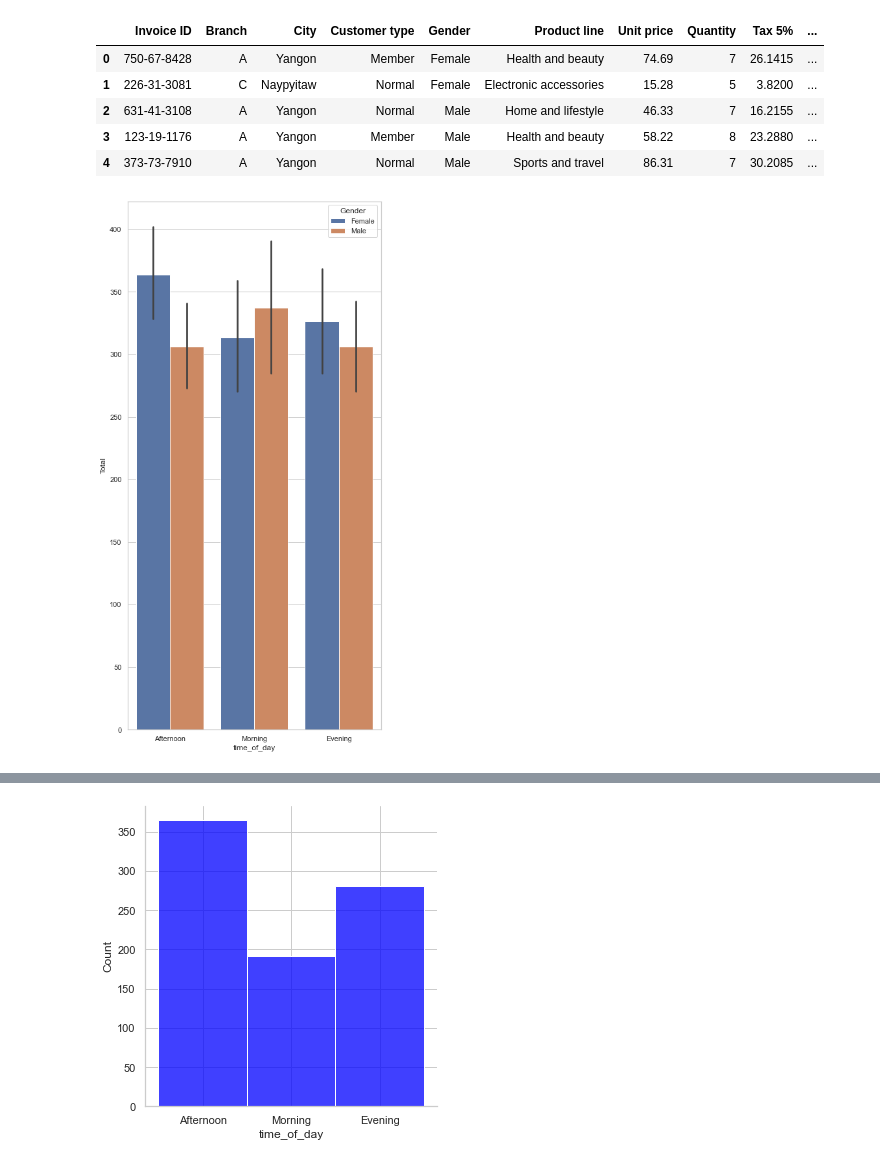
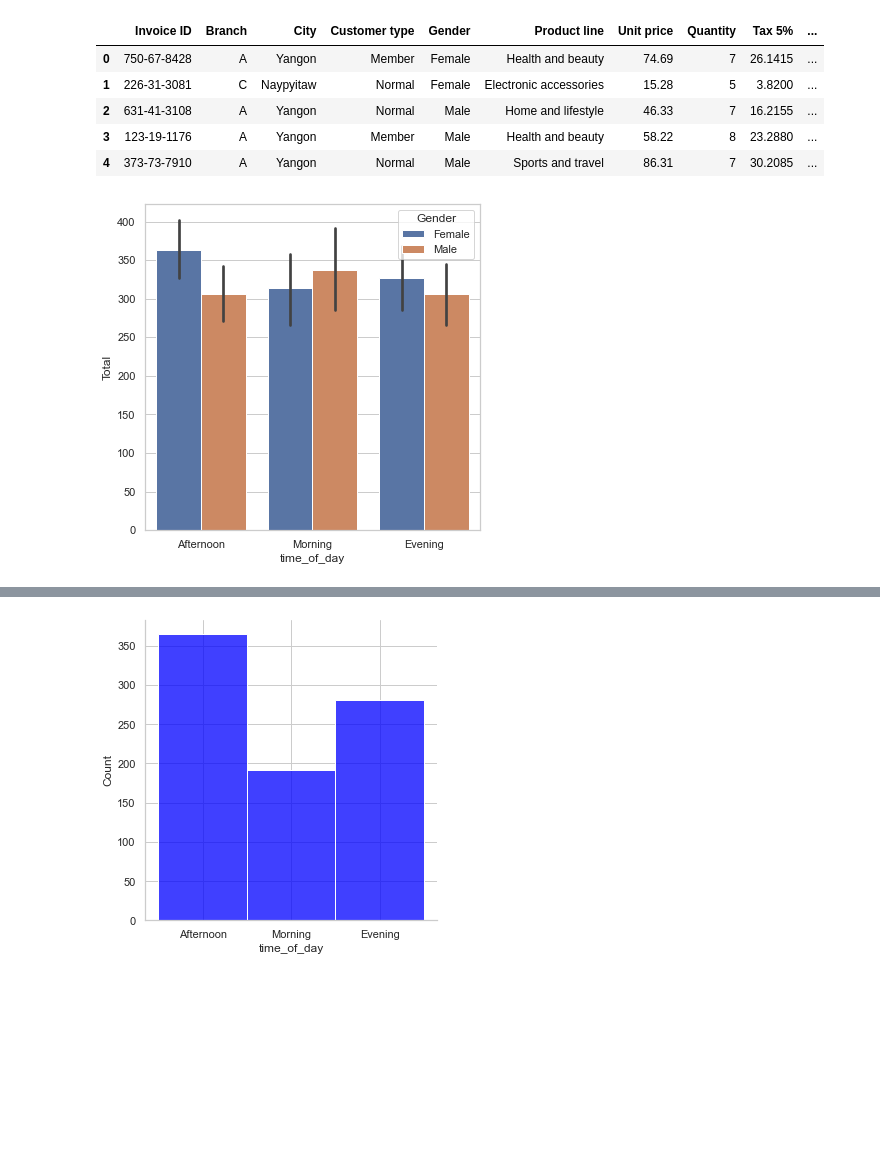
Before and after one commit to dianagolman/visualization, a Jupyter notebook: Storytelling .ipynb, the cells around one changed output, grey strips where cells are left out. Cells and saved outputs as stored; diff of their text form; code cells hidden in the pictures; blank space fills up the shorter version.

```diff
--- a/Storytelling .ipynb
+++ b/Storytelling .ipynb
@@ -333,7 +334,8 @@ df.head()
 | 3 | 123-19-1176 | A | Yangon | Member | Male | Health and beauty | 58.22 | 8 | 23.2880 | ... |
 | 4 | 373-73-7910 | A | Yangon | Normal | Male | Sports and travel | 86.31 | 7 | 30.2085 | ... |
 # %%
+f, ax = plt.subplots(figsize=(6, 6))
 ax = sns.barplot(x='time_of_day', y="Total", hue="Gender", data=df)
 # %% [output]
-[figure, old version]
+[figure, new version]
 # %%
```
Also changed, not shown: parts of 7 cells of this notebook.
